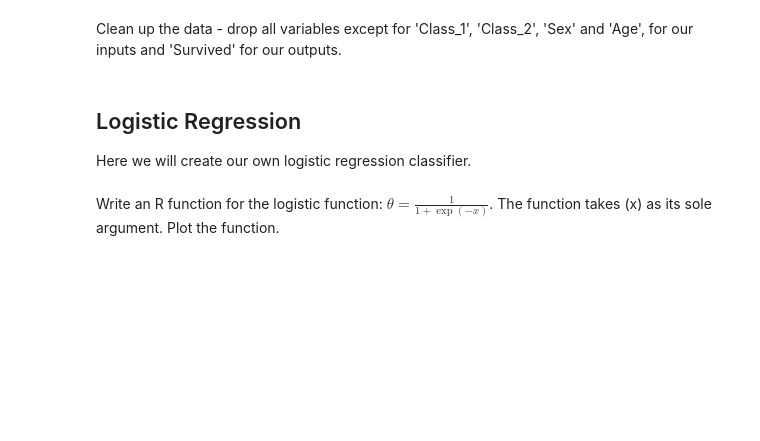
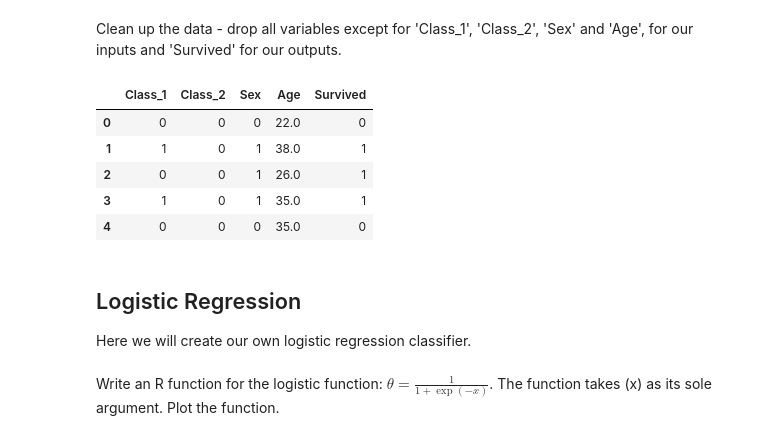
Before and after one commit to leharlow02-glitch/supervised_machine_learning_tutorials, a Jupyter notebook: 2_supervised_learning_classification/2-Advanced_Classification_Titanic.ipynb, the cells around one changed output. Drawn from its saved outputs; the diff is of its cells as text; code cells hidden in the pictures; blank space fills up the shorter version.

```diff
--- a/2_supervised_learning_classification/2-Advanced_Classification_Titanic.ipynb
+++ b/2_supervised_learning_classification/2-Advanced_Classification_Titanic.ipynb
@@ -57,5 +105,18 @@ Create a dummy variable equal to 1 if the passenger was female.
 # %% [markdown]
 Clean up the data - drop all variables except for 'Class_1', 'Class_2',  'Sex' and 'Age', for our inputs and  'Survived' for our outputs.
+# %%
+# Cleaning up data - removing all variables apart from Class_1, Class_2, sex and age for inputs and then survived for outputs:
+df = df[['Class_1', 'Class_2', 'Sex', 'Age', 'Survived']]
+#removes any rows that contain NaNs
+df = df.dropna()
+df.head()
+# %% [output]
+|  | Class_1 | Class_2 | Sex | Age | Survived |
+| 0 | 0 | 0 | 0 | 22.0 | 0 |
+| 1 | 1 | 0 | 1 | 38.0 | 1 |
+| 2 | 0 | 0 | 1 | 26.0 | 1 |
+| 3 | 1 | 0 | 1 | 35.0 | 1 |
+| 4 | 0 | 0 | 0 | 35.0 | 0 |
 # %% [markdown]
 ## Logistic Regression
 Here we will create our own logistic regression classifier.
```
Also changed, not shown: parts of 16 cells of this notebook.
